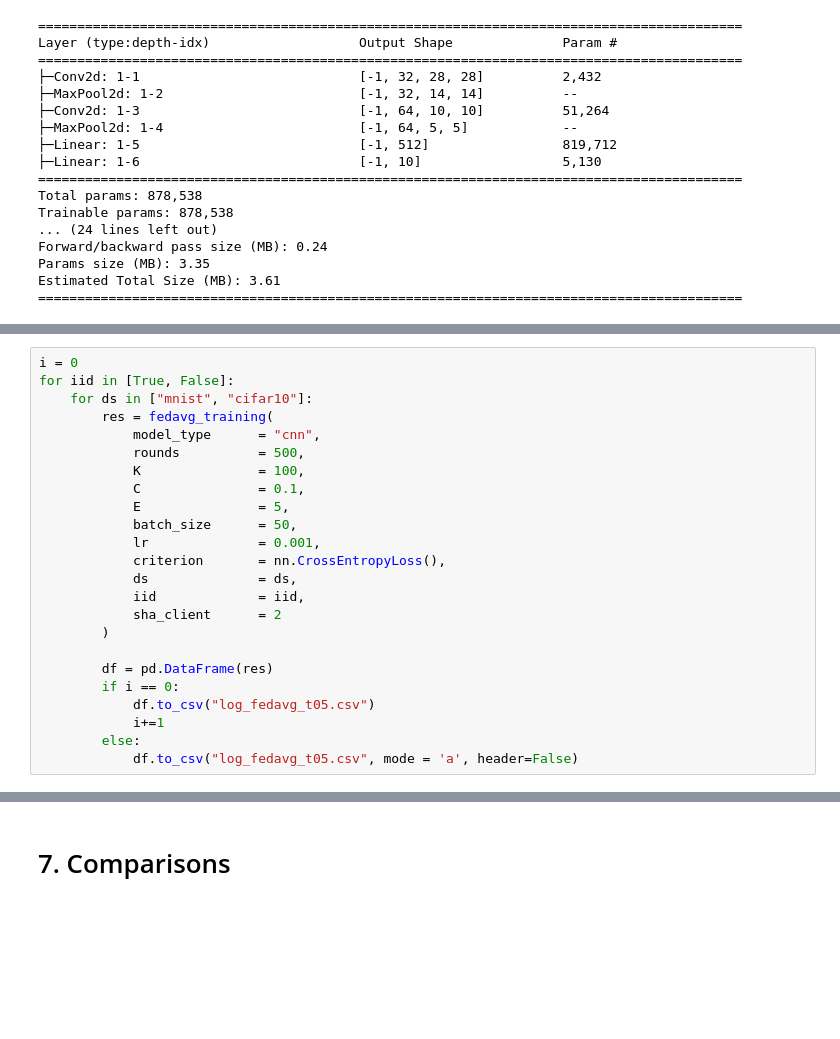
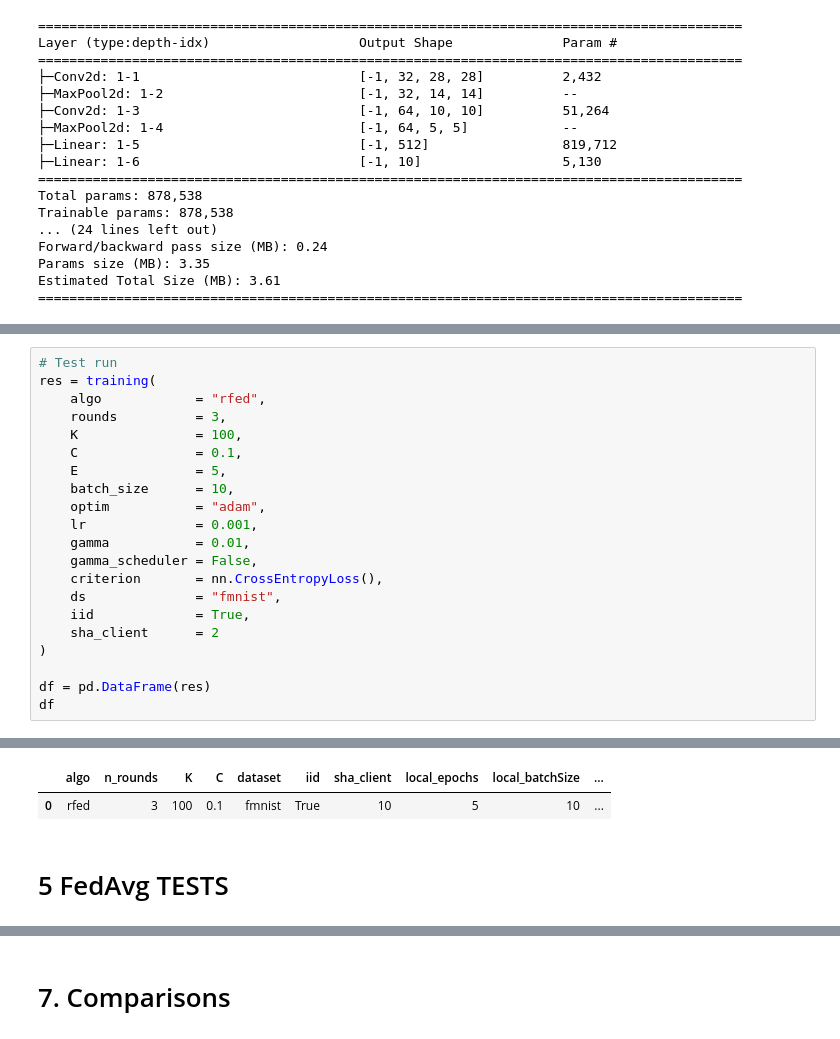
Before and after one commit to A-Botti/Federated-rSGD, a Jupyter notebook: r_SGD_for_Federated_Learning_v7.ipynb, the cells around one changed output, grey strips where cells are left out. Saved outputs shown, nothing was run; the diff lists cells and outputs as text; blank space fills up the shorter version.

```diff
--- a/r_SGD_for_Federated_Learning_v7.ipynb
+++ b/r_SGD_for_Federated_Learning_v7.ipynb
@@ -627,24 +166,0 @@ Training done in: 1:35:52.151839
-# %%
-i = 0
-for iid in [True, False]:
-    for ds in ["mnist", "cifar10"]:
-        res = fedavg_training(
-            model_type      = "cnn",
-            rounds          = 500,
-            K               = 100,
-            C               = 0.1,
-            E               = 5,
-            batch_size      = 50,
-            lr              = 0.001,
-            criterion       = nn.CrossEntropyLoss(),
-            ds              = ds,
-            iid             = iid,
-            sha_client      = 2
-        )
-
-        df = pd.DataFrame(res)
-        if i == 0:
-            df.to_csv("log_fedavg_t05.csv")
-            i+=1
-        else:
-            df.to_csv("log_fedavg_t05.csv", mode = 'a', header=False)
@@ -939,0 +312,22 @@ for iid in [True, False]:
+# %%
+# Test run
+res = training(
+    algo            = "rfed",
+    rounds          = 3,
+    K               = 100,
+    C               = 0.1,
+    E               = 5,
+    batch_size      = 10,
+    optim           = "adam",
+    lr              = 0.001,
+    gamma           = 0.01,
+    gamma_scheduler = False,
+    criterion       = nn.CrossEntropyLoss(),
+    ds              = "fmnist",
+    iid             = True,
+    sha_client      = 2
+)
+
+df = pd.DataFrame(res)
+df
+# %% [output]
@@ -939,0 +338,4 @@ for iid in [True, False]:
+|  | algo | n_rounds | K | C | dataset | iid | sha_client | local_epochs | local_batchSize | ... |
+| 0 | rfed | 3 | 100 | 0.1 | fmnist | True | 10 | 5 | 10 | ... |
+# %% [markdown]
+# 5 FedAvg TESTS
```
Also changed, not shown: parts of 53 cells of this notebook, 10 other files.
